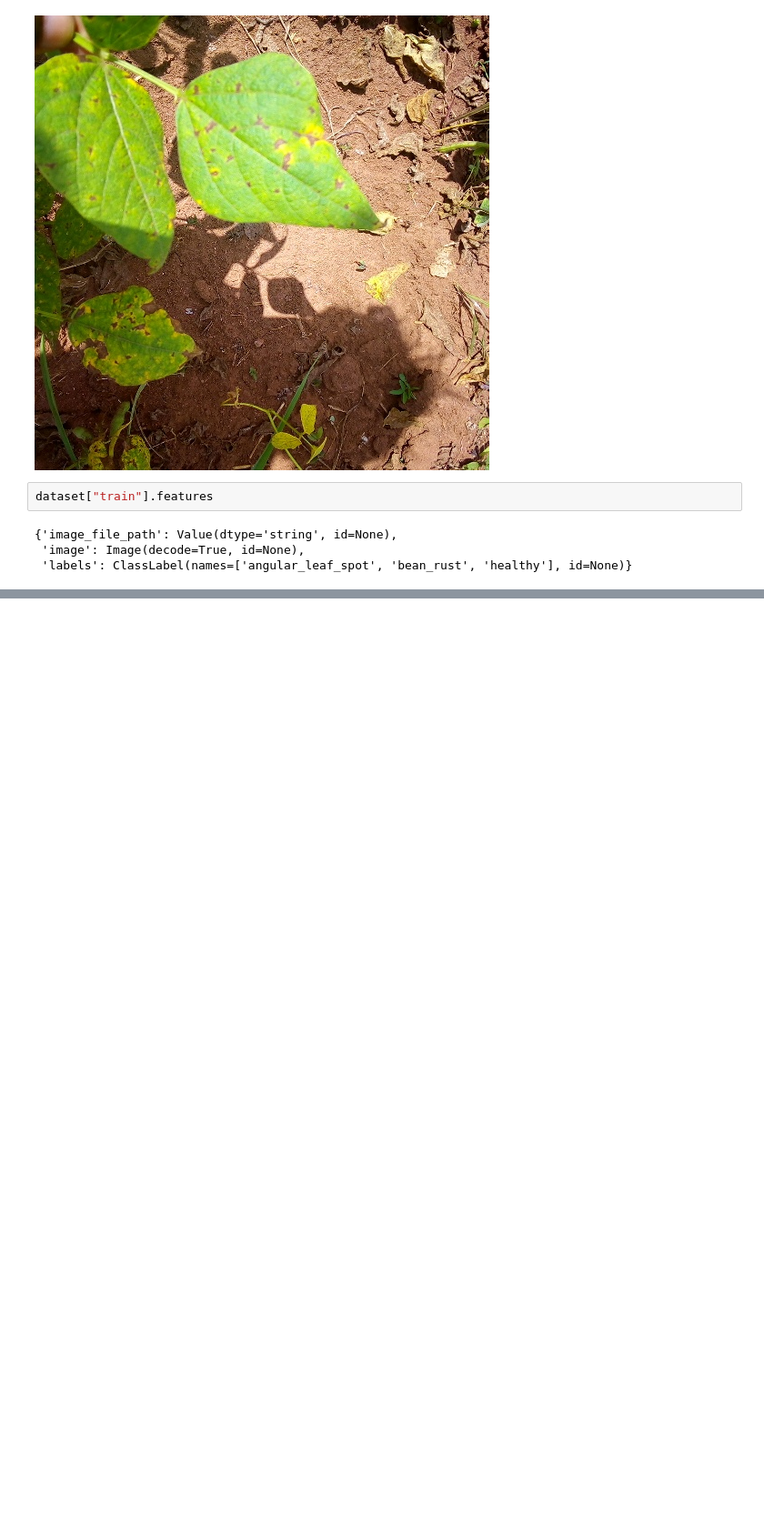
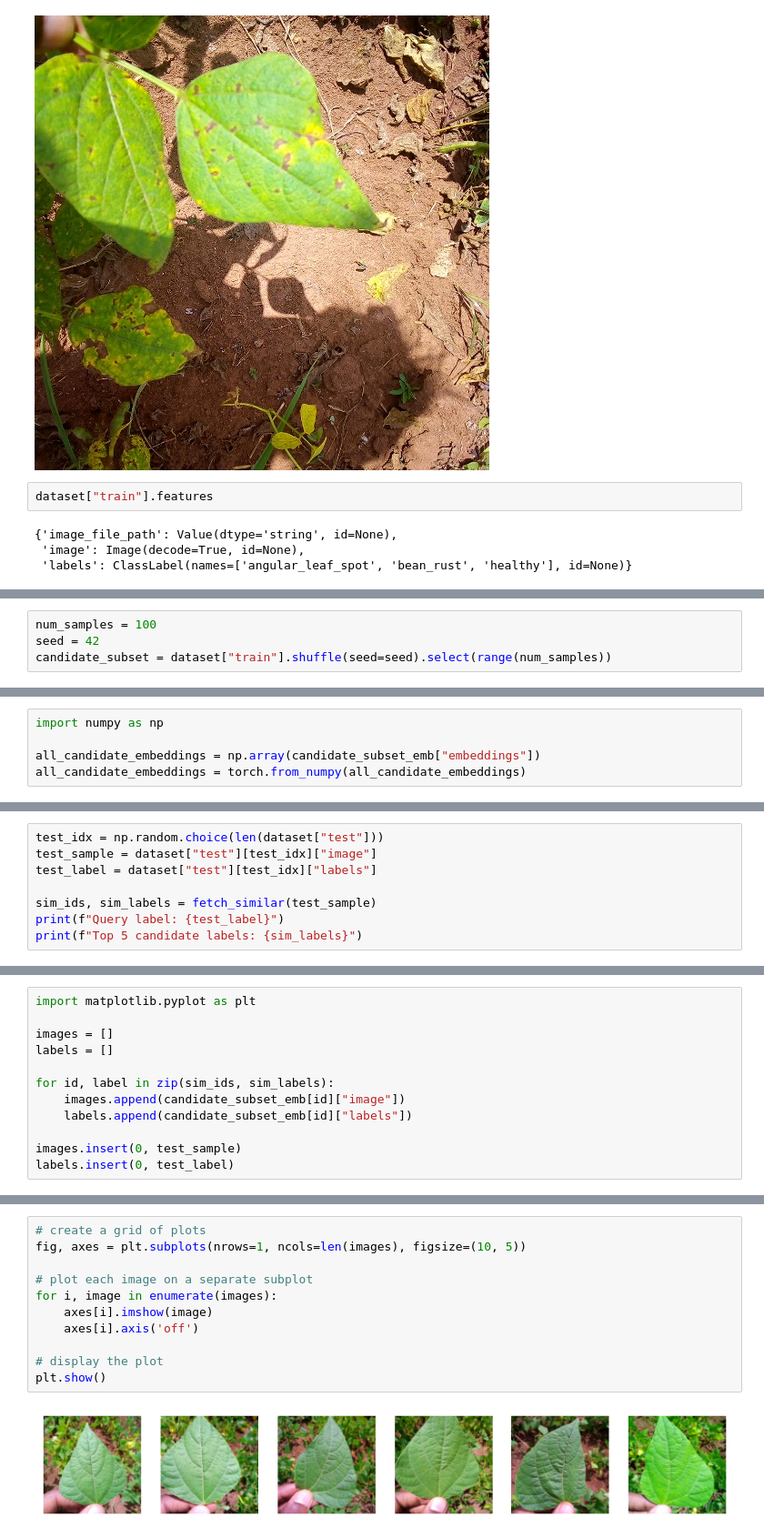
Before and after one commit to MicroWebStacks/huggingface-test, a Jupyter notebook: test.ipynb, the cells around one changed output, grey strips where cells are left out. Shown at 91% size. Saved outputs shown, nothing was run; the diff lists cells and outputs as text; blank space fills up the shorter version.

```diff
--- a/test.ipynb
+++ b/test.ipynb
@@ -30,0 +39,4 @@ dataset["train"].features
+# %%
+num_samples = 100
+seed = 42
+candidate_subset = dataset["train"].shuffle(seed=seed).select(range(num_samples))
@@ -30,0 +98,5 @@ dataset["train"].features
+# %%
+import numpy as np
+
+all_candidate_embeddings = np.array(candidate_subset_emb["embeddings"])
+all_candidate_embeddings = torch.from_numpy(all_candidate_embeddings)
@@ -30,0 +135,8 @@ dataset["train"].features
+# %%
+test_idx = np.random.choice(len(dataset["test"]))
+test_sample = dataset["test"][test_idx]["image"]
+test_label = dataset["test"][test_idx]["labels"]
+
+sim_ids, sim_labels = fetch_similar(test_sample)
+print(f"Query label: {test_label}")
+print(f"Top 5 candidate labels: {sim_labels}")
@@ -30,0 +146,12 @@ dataset["train"].features
+# %%
+import matplotlib.pyplot as plt
+
+images = []
+labels = []
+
+for id, label in zip(sim_ids, sim_labels):
+    images.append(candidate_subset_emb[id]["image"])
+    labels.append(candidate_subset_emb[id]["labels"])
+
+images.insert(0, test_sample)
+labels.insert(0, test_label)
@@ -30,0 +166,13 @@ dataset["train"].features
+# %%
+# create a grid of plots
+fig, axes = plt.subplots(nrows=1, ncols=len(images), figsize=(10, 5))
+
+# plot each image on a separate subplot
+for i, image in enumerate(images):
+    axes[i].imshow(image)
+    axes[i].axis('off')
+
+# display the plot
+plt.show()
+# %% [output]
+[figure, added]
```
Also changed, not shown: parts of 11 cells of this notebook, 1 other file.
